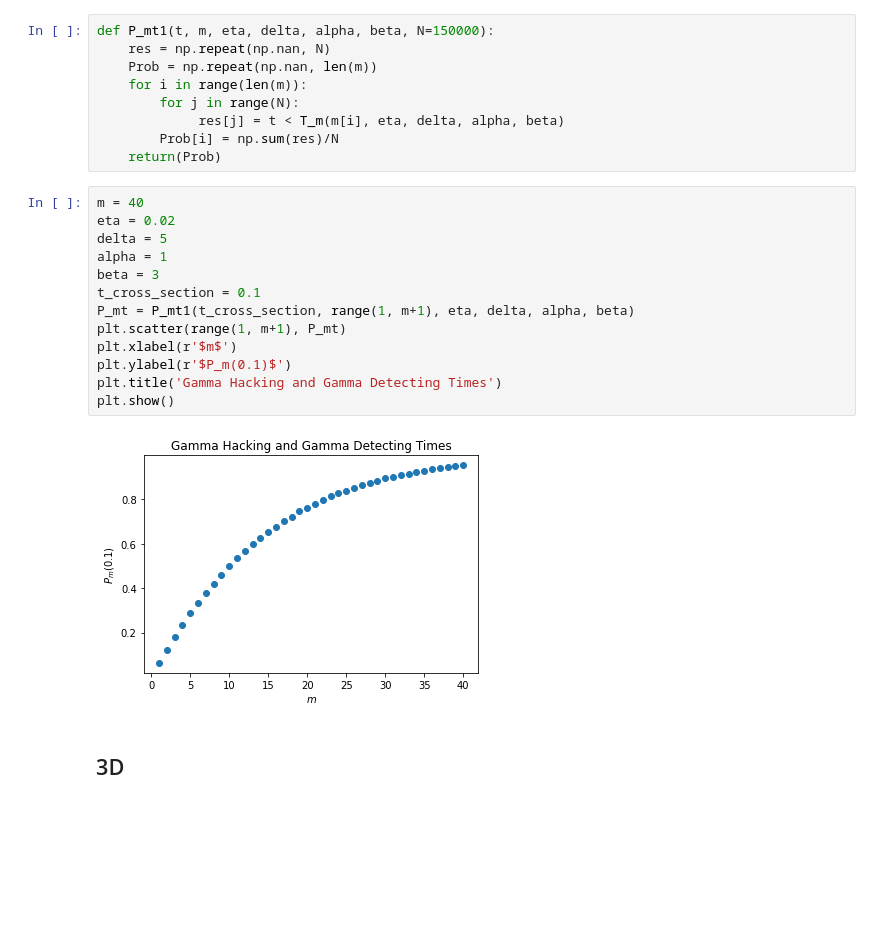
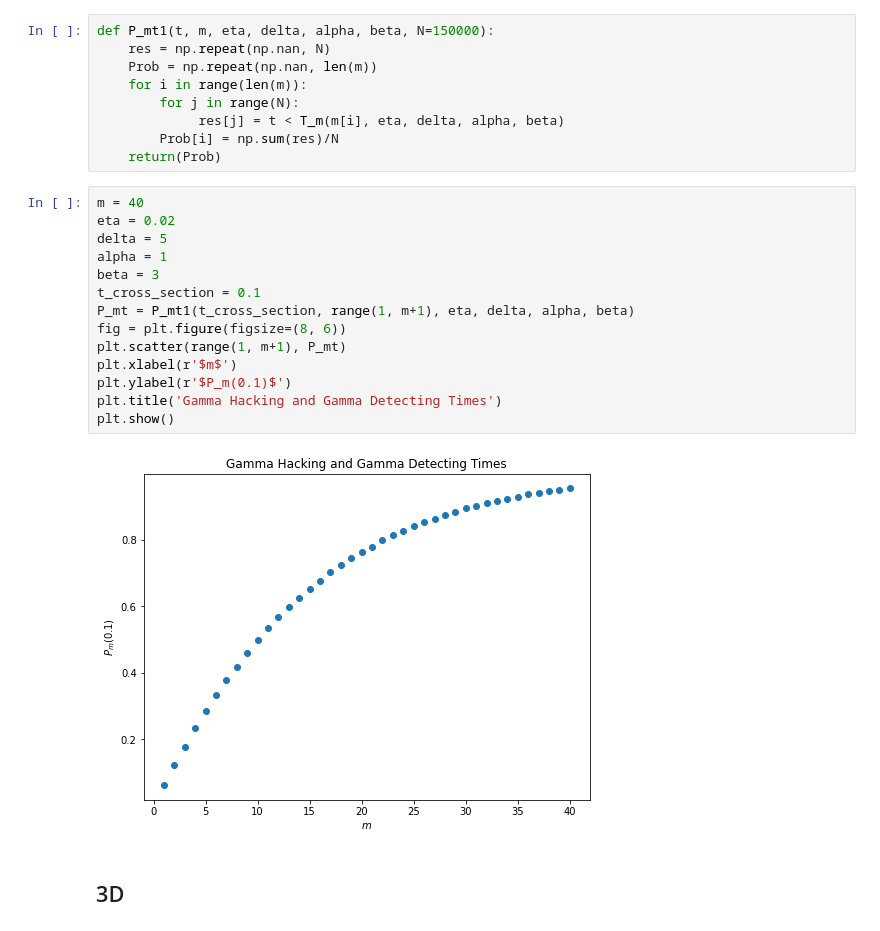
Before and after one commit to xuxiufeng/Blockchain_Simulations, a Jupyter notebook: Probability_Gamma_and_Gamma.ipynb, the cells around one changed output. Cells and saved outputs as stored; diff of their text form; blank space fills up the shorter version.

```diff
--- a/Probability_Gamma_and_Gamma.ipynb
+++ b/Probability_Gamma_and_Gamma.ipynb
@@ -27,18 +27,19 @@ def P_mt1(t, m, eta, delta, alpha, beta, N=150000):
 # %%
 m = 40
 eta = 0.02
 delta = 5
 alpha = 1
 beta = 3
 t_cross_section = 0.1
 P_mt = P_mt1(t_cross_section, range(1, m+1), eta, delta, alpha, beta)
+fig = plt.figure(figsize=(8, 6))
 plt.scatter(range(1, m+1), P_mt)
 plt.xlabel(r'$m$')
 plt.ylabel(r'$P_m(0.1)$')
 plt.title('Gamma Hacking and Gamma Detecting Times')
 plt.show()
 # %% [output]
-[figure, old version]
+[figure, new version]
 # %% [markdown]
 ## 3D
 # %%
```
